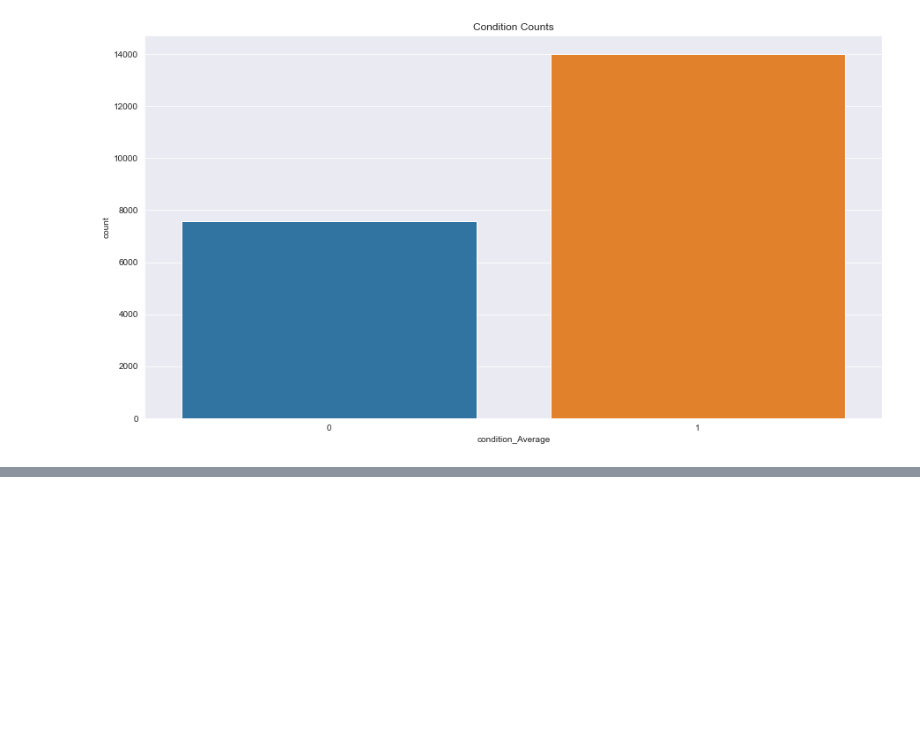
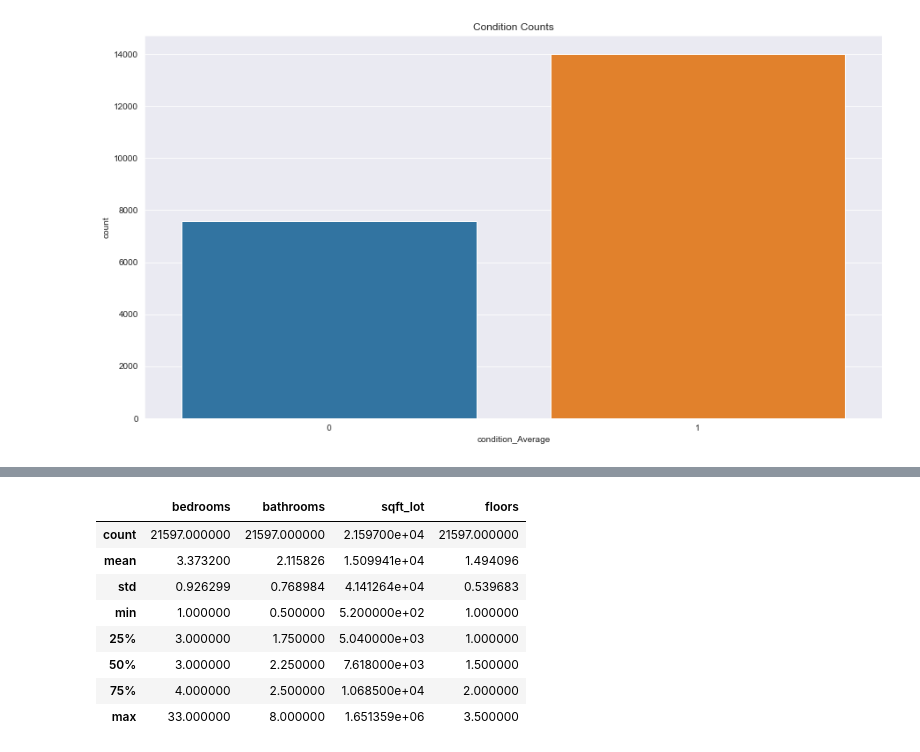
Before and after one commit to EjiKanyi/PPROJECT, a Jupyter notebook: house_set.ipynb, the cells around one changed output, grey strips where cells are left out. Drawn from its saved outputs; the diff is of its cells as text; code cells hidden in the pictures; blank space fills up the shorter version.

```diff
--- a/house_set.ipynb
+++ b/house_set.ipynb
@@ -336,0 +390,13 @@ plt.show()
+# %%
+# Summary statistics for sellers
+sellers[['bedrooms', 'bathrooms', 'sqft_lot', 'floors', 'condition']].describe()
+# %% [output]
+|  | bedrooms | bathrooms | sqft_lot | floors |
+| count | 21597.000000 | 21597.000000 | 2.159700e+04 | 21597.000000 |
+| mean | 3.373200 | 2.115826 | 1.509941e+04 | 1.494096 |
+| std | 0.926299 | 0.768984 | 4.141264e+04 | 0.539683 |
+| min | 1.000000 | 0.500000 | 5.200000e+02 | 1.000000 |
+| 25% | 3.000000 | 1.750000 | 5.040000e+03 | 1.000000 |
+| 50% | 3.000000 | 2.250000 | 7.618000e+03 | 1.500000 |
+| 75% | 4.000000 | 2.500000 | 1.068500e+04 | 2.000000 |
+| max | 33.000000 | 8.000000 | 1.651359e+06 | 3.500000 |
```
Also changed, not shown: parts of 9 cells of this notebook.
